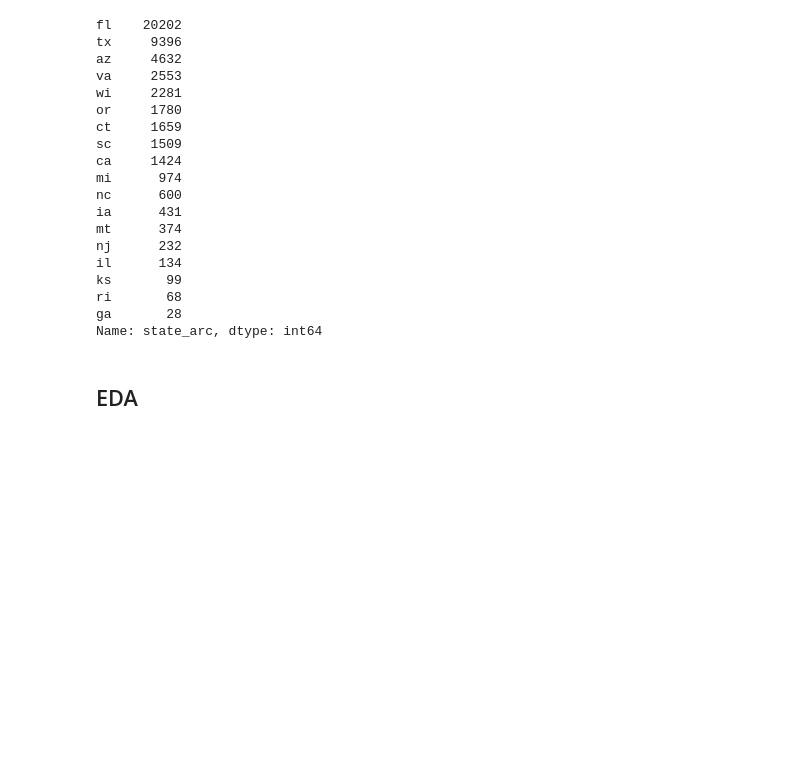
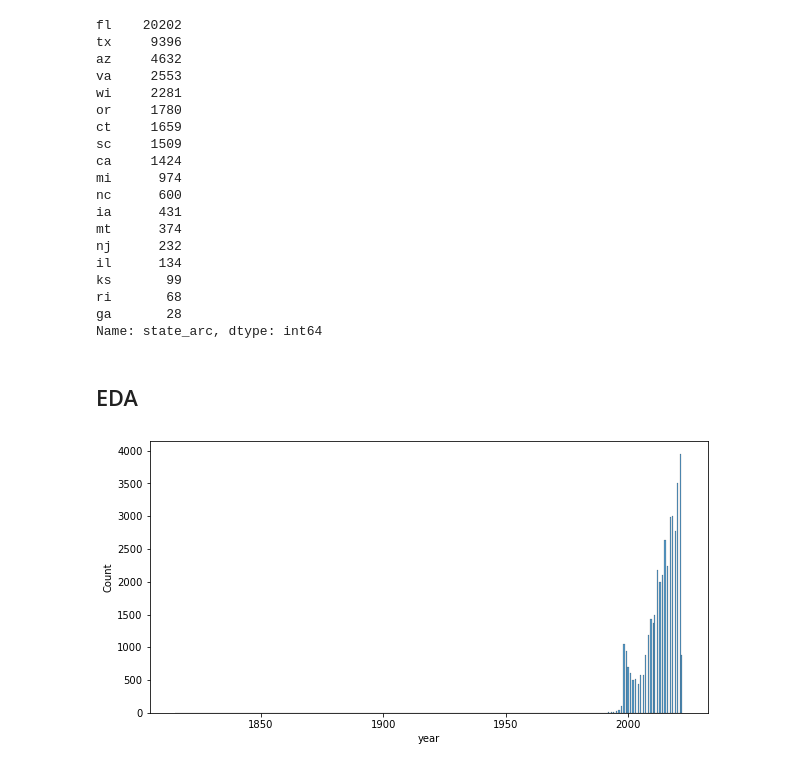
Before and after one commit to fetterollie/Books-Banned-In-State-Prisons-2022, a Jupyter notebook: notebook.ipynb, the cells around one changed output. Drawn from its saved outputs; the diff is of its cells as text; code cells hidden in the pictures; blank space fills up the shorter version.

Commit message:
adding some eda/data manipulation

```diff
--- a/notebook.ipynb
+++ b/notebook.ipynb
@@ -78,3 +78,8 @@ ga       28
 Name: state_arc, dtype: int64
 # %% [markdown]
 ## EDA
+# %%
+fig, ax = plt.subplots(figsize=(10, 5))
+sns.histplot(data=df, x='year', ax=ax);
+# %% [output]
+[figure, added]
```
Also changed, not shown: parts of 9 cells of this notebook, 1 other file.
